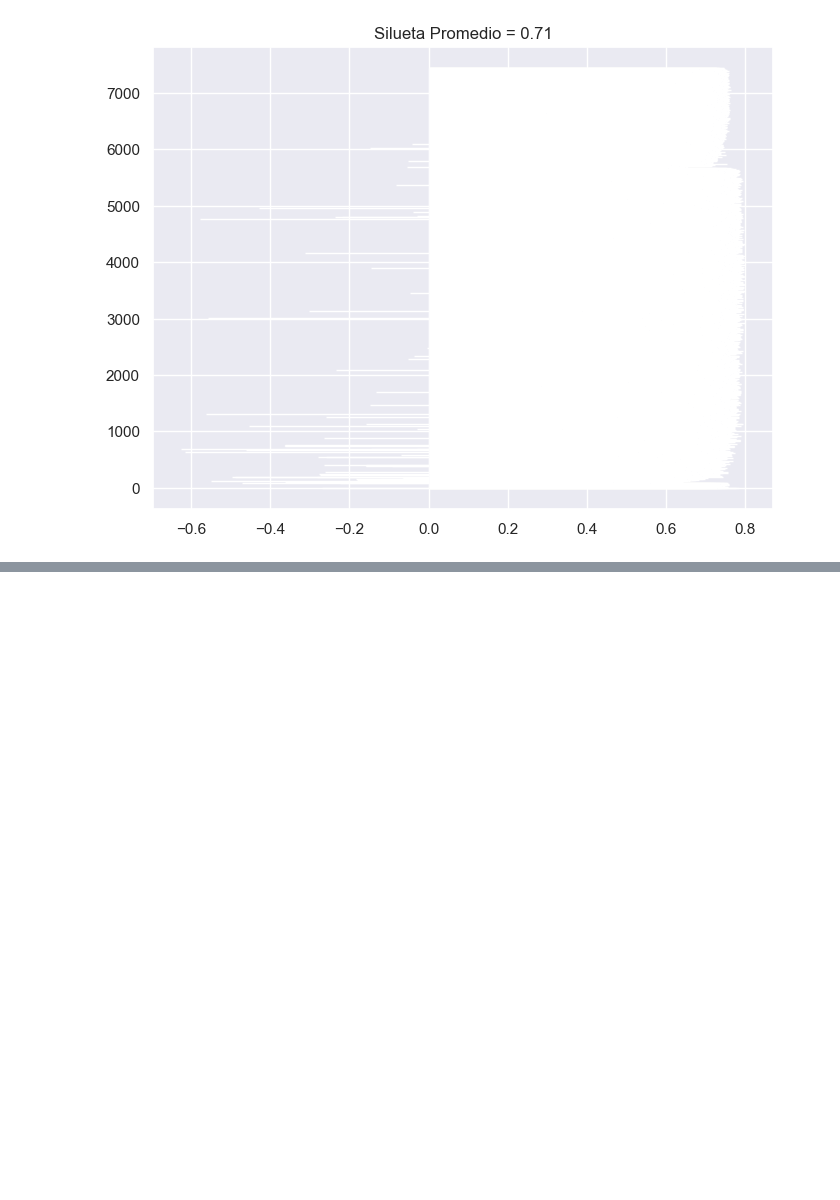
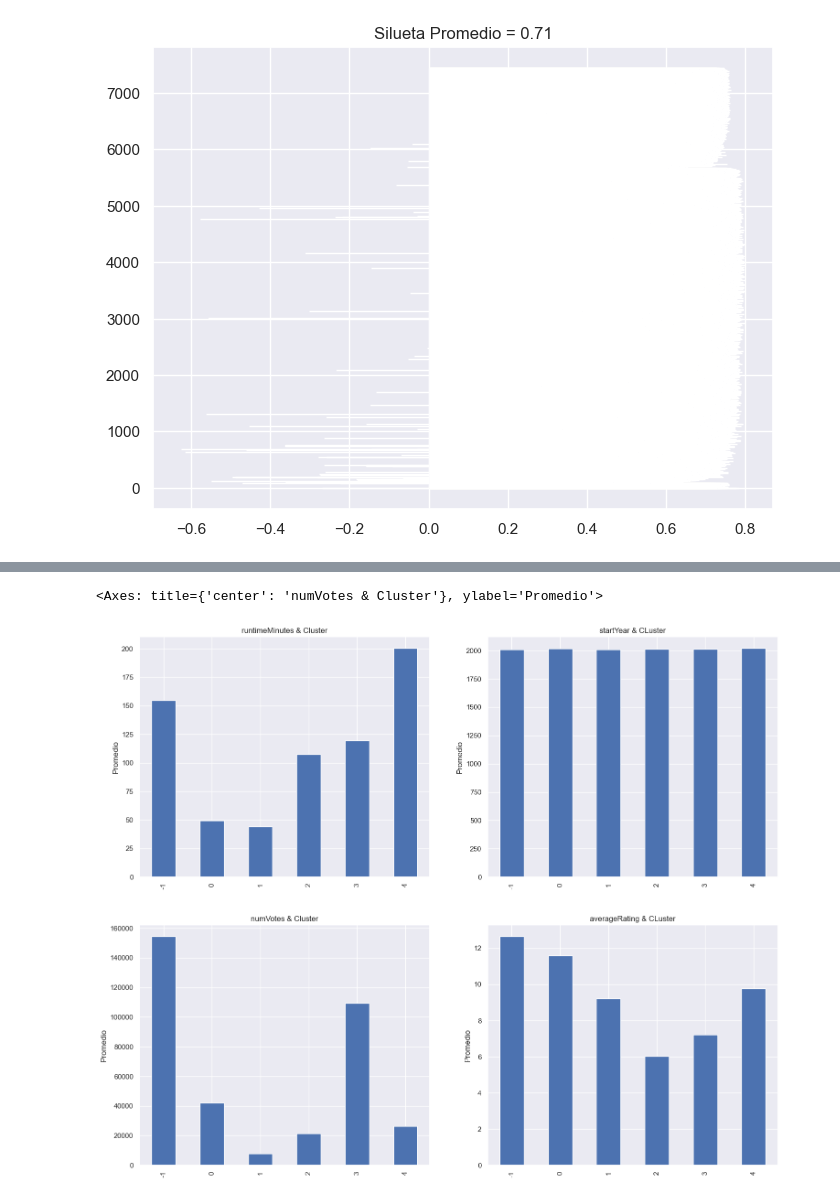
Before and after one commit to ddummann/BI-202302-1, a Jupyter notebook: Lab1/Laboratorio1.ipynb, the cells around one changed output, grey strips where cells are left out. Saved outputs shown, nothing was run; the diff lists cells and outputs as text; code cells hidden in the pictures; blank space fills up the shorter version.

```diff
--- a/Lab1/Laboratorio1.ipynb
+++ b/Lab1/Laboratorio1.ipynb
@@ -145,3 +145,6 @@ df_movil.describe()
+# %%
+# copia para HDBScan
+datacopiaB = df_movil.copy()
 # %% [markdown]
 # Modelamiento clustering jerarquico
 # %%
@@ -318,0 +387,7 @@ plt.show()
+# %%
+# Se escogio como hiper parametro min_cluster_size=25
+hdb = HDBSCAN(min_cluster_size=25)
+clustering = hdb.fit_predict(data_normalizada)
+HDBSCAN_data = datacopiaB.copy()
+HDBSCAN_data.loc[:,'Cluster'] = clustering
+n_clusters = len(set(clustering)) - (1 if -1 in clustering else 0)
@@ -318,0 +454,29 @@ plt.show()
+# %%
+# Graficas columnas con datos numericos
+
+fig, axs = plt.subplots(2, 2, figsize=(18, 15))
+
+
+
+plt.sca(axs[0, 1])
+grupos = HDBSCAN_data.groupby('Cluster')['startYear'].mean()
+grupos.plot(kind='bar', title='startYear & CLuster', ylabel='Promedio',
+         xlabel='')
+
+plt.sca(axs[0, 0])
+grupos = HDBSCAN_data.groupby('Cluster')['runtimeMinutes'].mean()
+grupos.plot(kind='bar', title='runtimeMinutes & Cluster', ylabel='Promedio',
+         xlabel='')
+
+plt.sca(axs[1, 1])
+grupos = HDBSCAN_data.groupby('Cluster')['averageRating'].mean()
+grupos.plot(kind='bar', title='averageRating & CLuster', ylabel='Promedio',
+         xlabel='')
+
+plt.sca(axs[1, 0])
+grupos = HDBSCAN_data.groupby('Cluster')['numVotes'].mean()
+grupos.plot(kind='bar', title='numVotes & Cluster', ylabel='Promedio',
+         xlabel='')
+# %% [output]
+<Axes: title={'center': 'numVotes & Cluster'}, ylabel='Promedio'>
+[figure, added]
```
Also changed, not shown: parts of 17 cells of this notebook.
